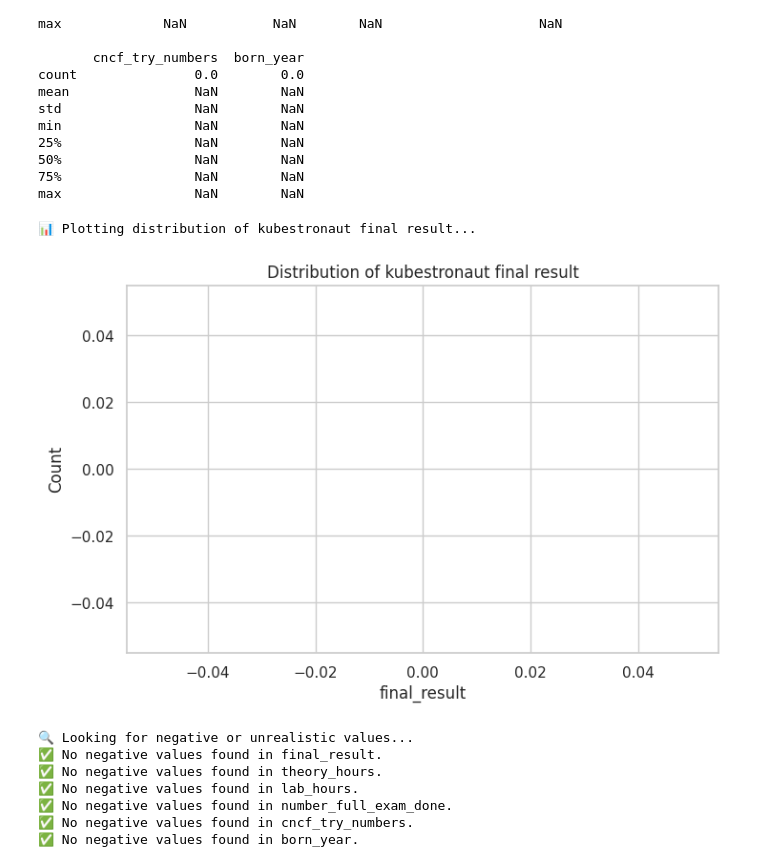
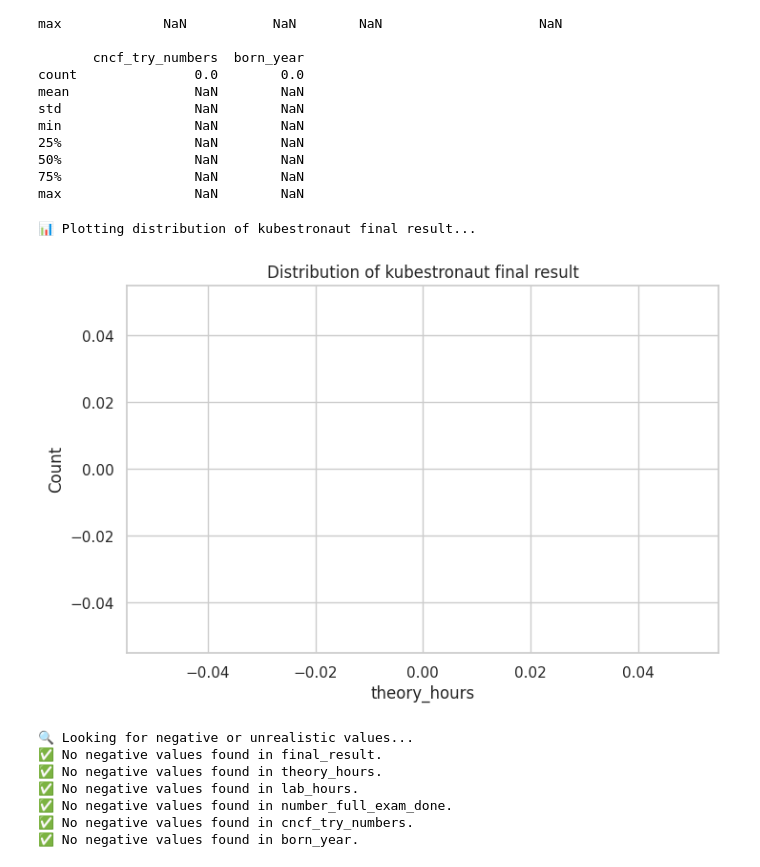
Before and after one commit to lfarizav/kubestronaut-predictor, a Jupyter notebook: notebooks/00_data_engineering.ipynb, the cells around one changed output. Drawn from its saved outputs; the diff is of its cells as text; code cells hidden in the pictures.

```diff
--- a/notebooks/00_data_engineering.ipynb
+++ b/notebooks/00_data_engineering.ipynb
@@ -116,18 +119,18 @@ max                 NaN        NaN
 # %%
 # -------------------------------------------------------------
 # Step 6: Visual check for distributions (e.g. Kubestronaut results, Theory hours)
 # -------------------------------------------------------------
 print("\n📊 Plotting distribution of kubestronaut final result...")
 
 plt.figure(figsize=(8, 5))
 sns.histplot(df["final_result"], kde=True, bins=10)
 plt.title("Distribution of kubestronaut final result")
-plt.xlabel("final_result")
+plt.xlabel("theory_hours")
 plt.ylabel("Count")
 plt.show()
 # %% [output]
 📊 Plotting distribution of kubestronaut final result...
-[figure, old version]
+[figure, new version]
 # %%
 # -------------------------------------------------------------
 # Step 7: Check for obvious data issues
```
Also changed, not shown: parts of 1 cell of this notebook, 6 other files.
